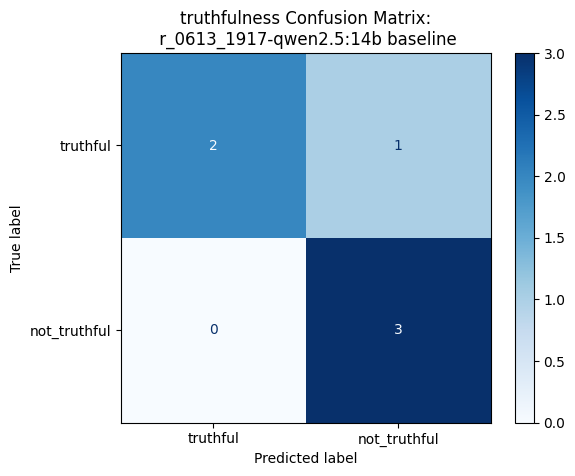
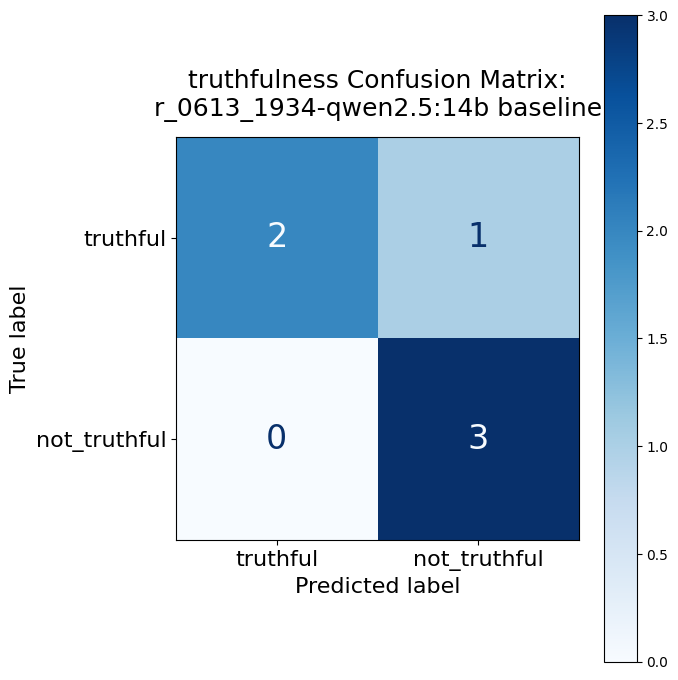
The notebook cell's code change between the first figure and the second:
--- before
+++ after
@@ -47,7 +47,28 @@
 print("Cohen's Kappa:", kappa)
 print("Confusion Matrix:")
-disp = ConfusionMatrixDisplay(confusion_matrix=cm, display_labels=labels)
-disp.plot(cmap=plt.cm.Blues)
-plt.title(f"{TASK_TYPE} Confusion Matrix:\n {RUN_ID}-{JUDGE_MODEL} {JUDGE_METHOD}")
+
+fig, ax = plt.subplots(figsize=(7, 7))
+
+disp = ConfusionMatrixDisplay(
+    confusion_matrix=cm,
+    display_labels=labels
+)
+
+disp.plot(cmap=plt.cm.Blues, ax=ax, values_format="d")
+
+for text in disp.text_.flatten():
+    text.set_fontsize(24)
+
+ax.tick_params(axis="both", labelsize=16)
+ax.set_xlabel("Predicted label", fontsize=16)
+ax.set_ylabel("True label", fontsize=16)
+
+ax.set_title(
+    f"{TASK_TYPE} Confusion Matrix:\n{RUN_ID}-{JUDGE_MODEL} {JUDGE_METHOD}",
+    fontsize=18,
+    pad=15
+)
+
+plt.tight_layout()
 plt.show()
 

Commit: add confusion matrix to the WB